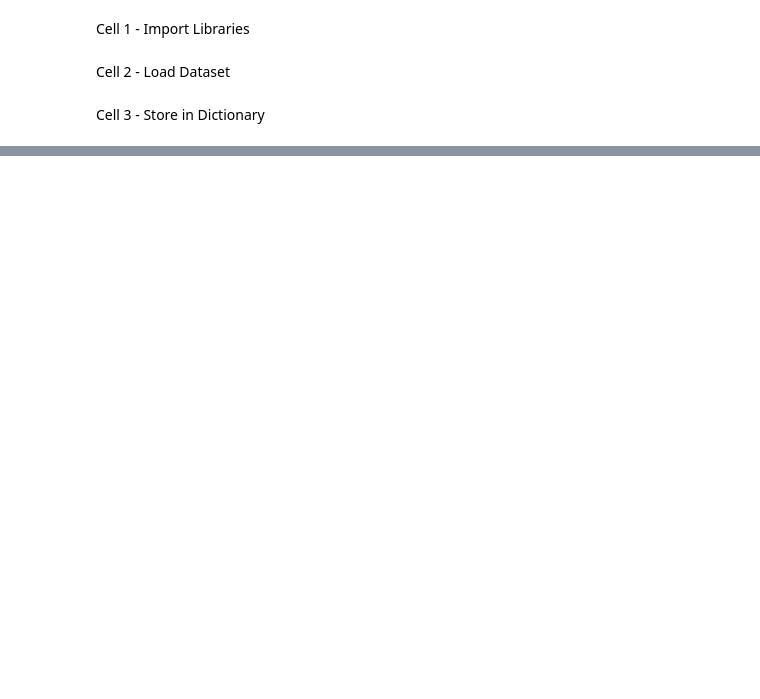
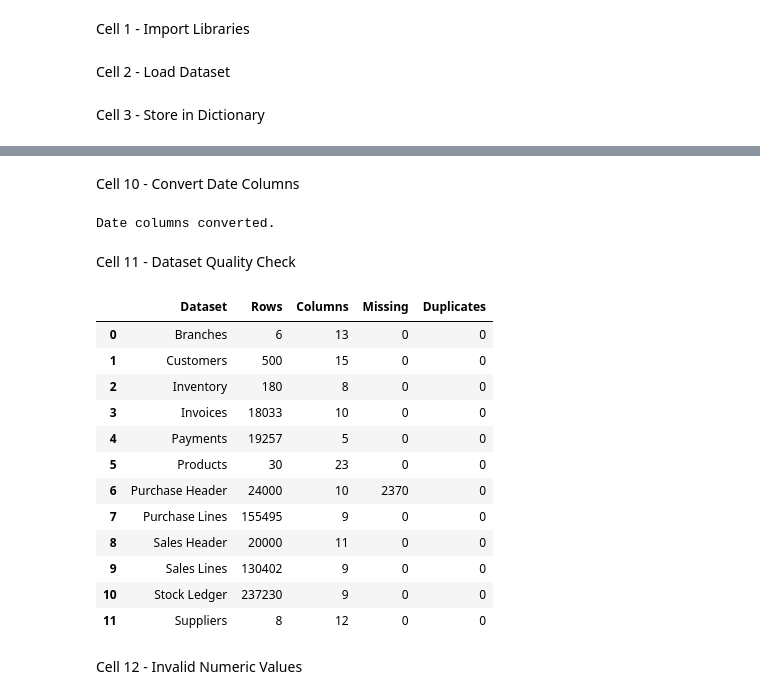
Before and after one commit to Riya-1923/Heavy-Supplier-Warehouse-Analytics, a Jupyter notebook: notebooks/Week2_Data_Cleaning.ipynb, the cells around one changed output, grey strips where cells are left out. Saved outputs shown, nothing was run; the diff lists cells and outputs as text; code cells hidden in the pictures; blank space fills up the shorter version.

Commit message:
Week 2: Add data cleaning notebook

```diff
--- a/notebooks/Week2_Data_Cleaning.ipynb
+++ b/notebooks/Week2_Data_Cleaning.ipynb
@@ -40,0 +172,10 @@ datasets = {
+# %%
+for name, df in datasets.items():
+
+    text_cols = df.select_dtypes(include="object").columns
+
+    for col in text_cols:
+
+        df[col] = df[col].str.title()
+
+print("Text standardized.")
@@ -40,0 +203,57 @@ datasets = {
+# %% [markdown]
+Cell 10 - Convert Date Columns
+# %%
+for name, df in datasets.items():
+
+    for col in df.columns:
+
+        if "date" in col:
+
+            df[col] = pd.to_datetime(
+                df[col],
+                errors="coerce"
+            )
+
+print("Date columns converted.")
+# %% [output]
+Date columns converted.
+# %% [markdown]
+Cell 11 - Dataset Quality Check
+# %%
+quality = []
+
+for name, df in datasets.items():
+
+    quality.append({
+
+        "Dataset": name,
+
+        "Rows": len(df),
+
+        "Columns": len(df.columns),
+
+        "Missing": df.isnull().sum().sum(),
+
+        "Duplicates": df.duplicated().sum()
+
+    })
+
+quality_df = pd.DataFrame(quality)
+
+quality_df
+# %% [output]
+|  | Dataset | Rows | Columns | Missing | Duplicates |
+| 0 | Branches | 6 | 13 | 0 | 0 |
+| 1 | Customers | 500 | 15 | 0 | 0 |
+| 2 | Inventory | 180 | 8 | 0 | 0 |
+| 3 | Invoices | 18033 | 10 | 0 | 0 |
+| 4 | Payments | 19257 | 5 | 0 | 0 |
+| 5 | Products | 30 | 23 | 0 | 0 |
+| 6 | Purchase Header | 24000 | 10 | 2370 | 0 |
+| 7 | Purchase Lines | 155495 | 9 | 0 | 0 |
+| 8 | Sales Header | 20000 | 11 | 0 | 0 |
+| 9 | Sales Lines | 130402 | 9 | 0 | 0 |
+| 10 | Stock Ledger | 237230 | 9 | 0 | 0 |
+| 11 | Suppliers | 8 | 12 | 0 | 0 |
+# %% [markdown]
+Cell 12 - Invalid Numeric Values
```
Also changed, not shown: parts of 19 cells of this notebook, 12 other files.
